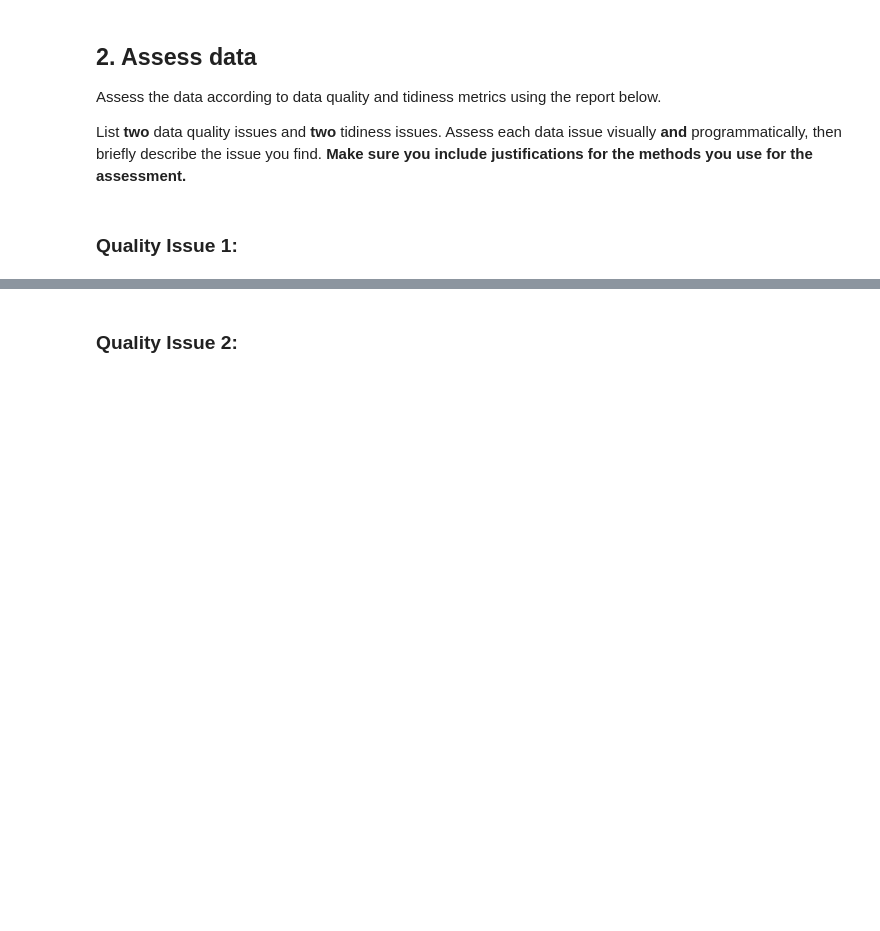
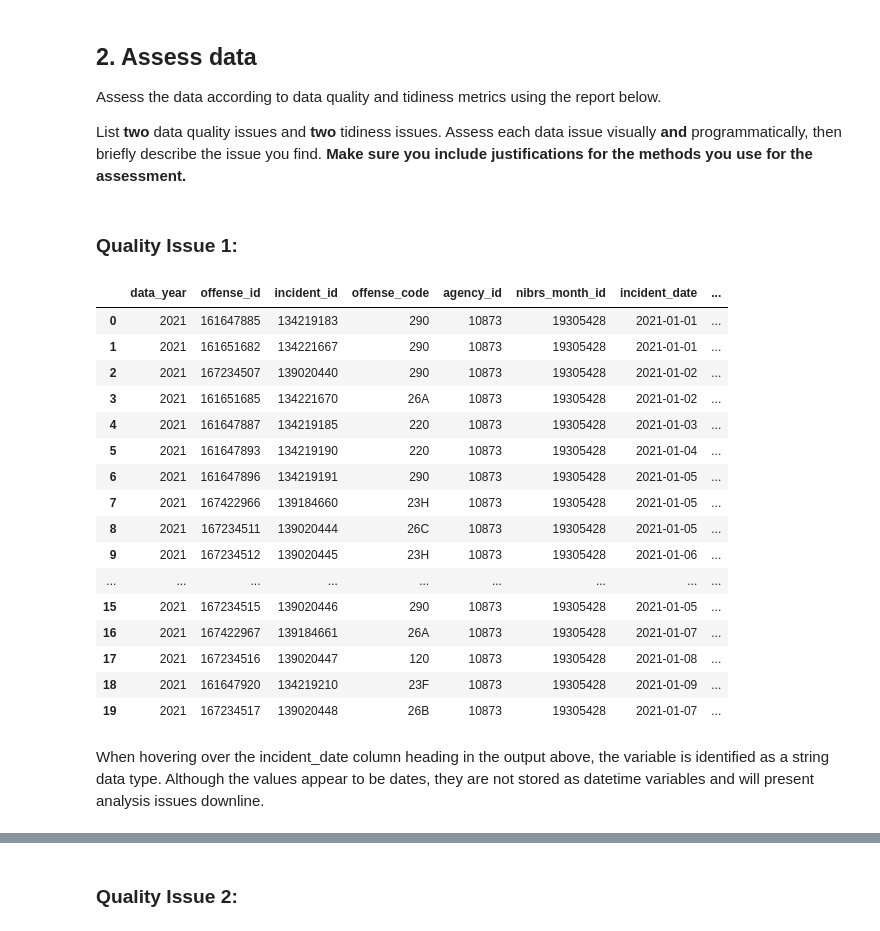
Before and after one commit to SteffanyMcH2os/DataWranglingwithUdacity, a Jupyter notebook: Data_Wrangling_Project_Starter.ipynb, the cells around one changed output, grey strips where cells are left out. Saved outputs shown, nothing was run; the diff lists cells and outputs as text; code cells hidden in the pictures; blank space fills up the shorter version.

```diff
--- a/Data_Wrangling_Project_Starter.ipynb
+++ b/Data_Wrangling_Project_Starter.ipynb
@@ -337,4 +337,28 @@ Assess the data according to data quality and tidiness metrics using the report
 List **two** data quality issues and **two** tidiness issues. Assess each data issue visually **and** programmatically, then briefly describe the issue you find.  **Make sure you include justifications for the methods you use for the assessment.**
 # %% [markdown]
 ### Quality Issue 1:
+# %%
+# Inspecting the dataframe visually using the .head() method
+# Hover over column headings for data types
+crime_data.head(20)
+# %% [output]
+|  | data_year | offense_id | incident_id | offense_code | agency_id | nibrs_month_id | incident_date | ... |
+| 0 | 2021 | 161647885 | 134219183 | 290 | 10873 | 19305428 | 2021-01-01 | ... |
+| 1 | 2021 | 161651682 | 134221667 | 290 | 10873 | 19305428 | 2021-01-01 | ... |
+| 2 | 2021 | 167234507 | 139020440 | 290 | 10873 | 19305428 | 2021-01-02 | ... |
+| 3 | 2021 | 161651685 | 134221670 | 26A | 10873 | 19305428 | 2021-01-02 | ... |
+| 4 | 2021 | 161647887 | 134219185 | 220 | 10873 | 19305428 | 2021-01-03 | ... |
+| 5 | 2021 | 161647893 | 134219190 | 220 | 10873 | 19305428 | 2021-01-04 | ... |
+| 6 | 2021 | 161647896 | 134219191 | 290 | 10873 | 19305428 | 2021-01-05 | ... |
+| 7 | 2021 | 167422966 | 139184660 | 23H | 10873 | 19305428 | 2021-01-05 | ... |
+| 8 | 2021 | 167234511 | 139020444 | 26C | 10873 | 19305428 | 2021-01-05 | ... |
+| 9 | 2021 | 167234512 | 139020445 | 23H | 10873 | 19305428 | 2021-01-06 | ... |
+| ... | ... | ... | ... | ... | ... | ... | ... | ... |
+| 15 | 2021 | 167234515 | 139020446 | 290 | 10873 | 19305428 | 2021-01-05 | ... |
+| 16 | 2021 | 167422967 | 139184661 | 26A | 10873 | 19305428 | 2021-01-07 | ... |
+| 17 | 2021 | 167234516 | 139020447 | 120 | 10873 | 19305428 | 2021-01-08 | ... |
+| 18 | 2021 | 161647920 | 134219210 | 23F | 10873 | 19305428 | 2021-01-09 | ... |
+| 19 | 2021 | 167234517 | 139020448 | 26B | 10873 | 19305428 | 2021-01-07 | ... |
+# %% [markdown]
+When hovering over the incident_date column heading in the output above, the variable is identified as a string data type. Although the values appear to be dates, they are not stored as datetime variables and will present analysis issues downline.
 # %%
```
Also changed, not shown: parts of 25 cells of this notebook.
